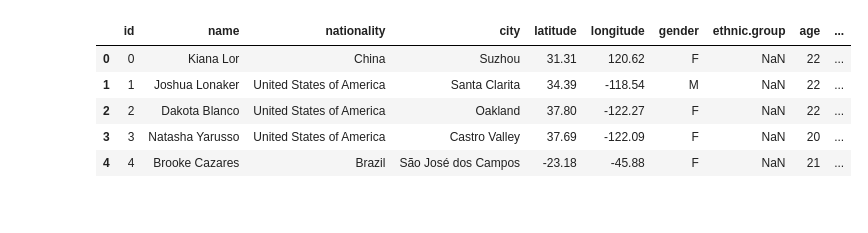
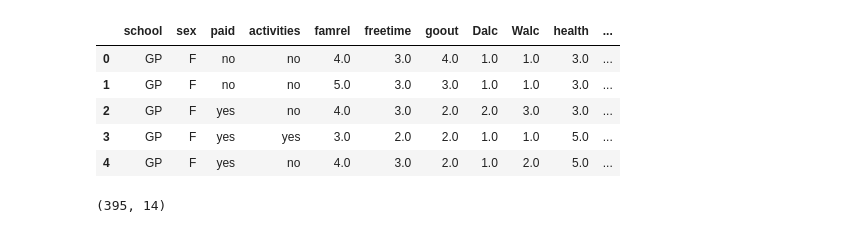
Before and after one commit to jhay20ng/UpData, a Jupyter notebook: EDA_ex1.ipynb, the cells around one changed output. Cells and saved outputs as stored; diff of their text form; code cells hidden in the pictures.

```diff
--- a/EDA_ex1.ipynb
+++ b/EDA_ex1.ipynb
@@ -5,13 +67,17 @@
 # %%
 import numpy as np
 import pandas as pd
 
-df = pd.read_csv('https://raw.githubusercontent.com/ShapeLab/ZooidsCompositePhysicalizations/master/Zooid_Vis/bin/data/student-dataset.csv', sep=',')
+df = pd.read_csv('https://raw.githubusercontent.com/jhay20ng/UpData/main/student_data.csv', sep=',')
 df.head()
 # %% [output]
-|  | id | name | nationality | city | latitude | longitude | gender | ethnic.group | age | ... |
-| 0 | 0 | Kiana Lor | China | Suzhou | 31.31 | 120.62 | F | NaN | 22 | ... |
-| 1 | 1 | Joshua Lonaker | United States of America | Santa Clarita | 34.39 | -118.54 | M | NaN | 22 | ... |
-| 2 | 2 | Dakota Blanco | United States of America | Oakland | 37.80 | -122.27 | F | NaN | 22 | ... |
-| 3 | 3 | Natasha Yarusso | United States of America | Castro Valley | 37.69 | -122.09 | F | NaN | 20 | ... |
-| 4 | 4 | Brooke Cazares | Brazil | São José dos Campos | -23.18 | -45.88 | F | NaN | 21 | ... |
+|  | school | sex | paid | activities | famrel | freetime | goout | Dalc | Walc | health | ... |
+| 0 | GP | F | no | no | 4.0 | 3.0 | 4.0 | 1.0 | 1.0 | 3.0 | ... |
+| 1 | GP | F | no | no | 5.0 | 3.0 | 3.0 | 1.0 | 1.0 | 3.0 | ... |
+| 2 | GP | F | yes | no | 4.0 | 3.0 | 2.0 | 2.0 | 3.0 | 3.0 | ... |
+| 3 | GP | F | yes | yes | 3.0 | 2.0 | 2.0 | 1.0 | 1.0 | 5.0 | ... |
+| 4 | GP | F | yes | no | 4.0 | 3.0 | 2.0 | 1.0 | 2.0 | 5.0 | ... |
+# %%
+df.shape
+# %% [output]
+(395, 14)
```
Also changed, not shown: parts of 10 cells of this notebook.
